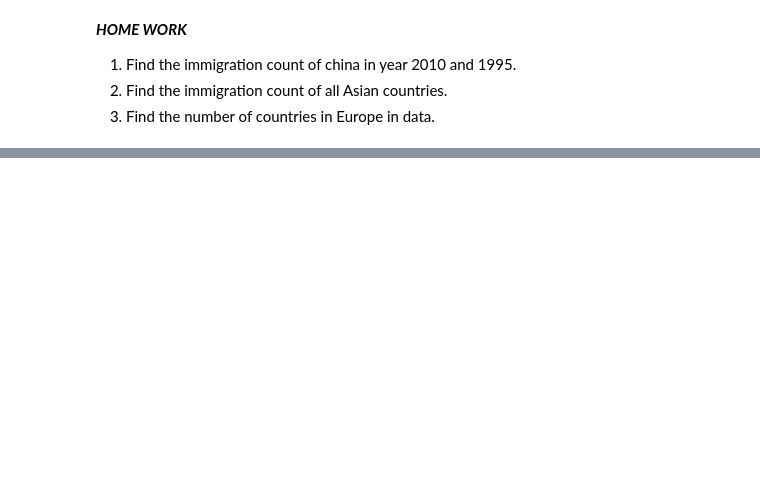
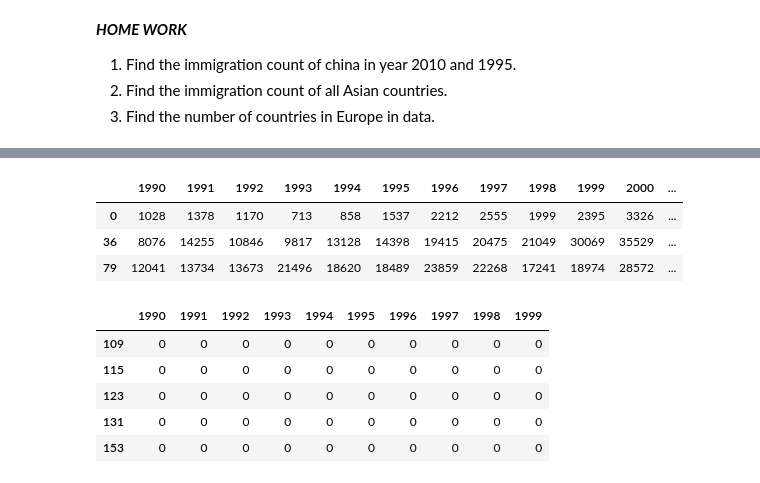
Before and after one commit to anushkasaxena27/python-data-science, a Jupyter notebook: data science/pandas_intro.ipynb, the cells around one changed output, grey strips where cells are left out. Drawn from its saved outputs; the diff is of its cells as text; code cells hidden in the pictures; blank space fills up the shorter version.

```diff
--- a/data science/pandas_intro.ipynb
+++ b/data science/pandas_intro.ipynb
@@ -76,0 +418,21 @@ ec.shape
+# %%
+#2
+countries = ['India','China','Afghanistan']
+country_df = df.loc[df['Country'].isin(countries)]
+country_df[range(1990,2006)]
+# %% [output]
+|  | 1990 | 1991 | 1992 | 1993 | 1994 | 1995 | 1996 | 1997 | 1998 | 1999 | 2000 | ... |
+| 0 | 1028 | 1378 | 1170 | 713 | 858 | 1537 | 2212 | 2555 | 1999 | 2395 | 3326 | ... |
+| 36 | 8076 | 14255 | 10846 | 9817 | 13128 | 14398 | 19415 | 20475 | 21049 | 30069 | 35529 | ... |
+| 79 | 12041 | 13734 | 13673 | 21496 | 18620 | 18489 | 23859 | 22268 | 17241 | 18974 | 28572 | ... |
+# %%
+#3
+#df.sort_values(by = list(range(1990,2005)))
+df.loc[(df[1990]==0) & (df[1991]==0) & (df[1992] == 0) & (df[1993]==0) & (df[1994]==0) & (df[1995]==0) & (df[1996]==0) & (df[1997]==0) & (df[1998]==0) & (df[1999]==0) & (df[2000] == 0)][range(1990,2000)]
+# %% [output]
+|  | 1990 | 1991 | 1992 | 1993 | 1994 | 1995 | 1996 | 1997 | 1998 | 1999 |
+| 109 | 0 | 0 | 0 | 0 | 0 | 0 | 0 | 0 | 0 | 0 |
+| 115 | 0 | 0 | 0 | 0 | 0 | 0 | 0 | 0 | 0 | 0 |
+| 123 | 0 | 0 | 0 | 0 | 0 | 0 | 0 | 0 | 0 | 0 |
+| 131 | 0 | 0 | 0 | 0 | 0 | 0 | 0 | 0 | 0 | 0 |
+| 153 | 0 | 0 | 0 | 0 | 0 | 0 | 0 | 0 | 0 | 0 |
```
Also changed, not shown: parts of 39 cells of this notebook, 3 other files.
